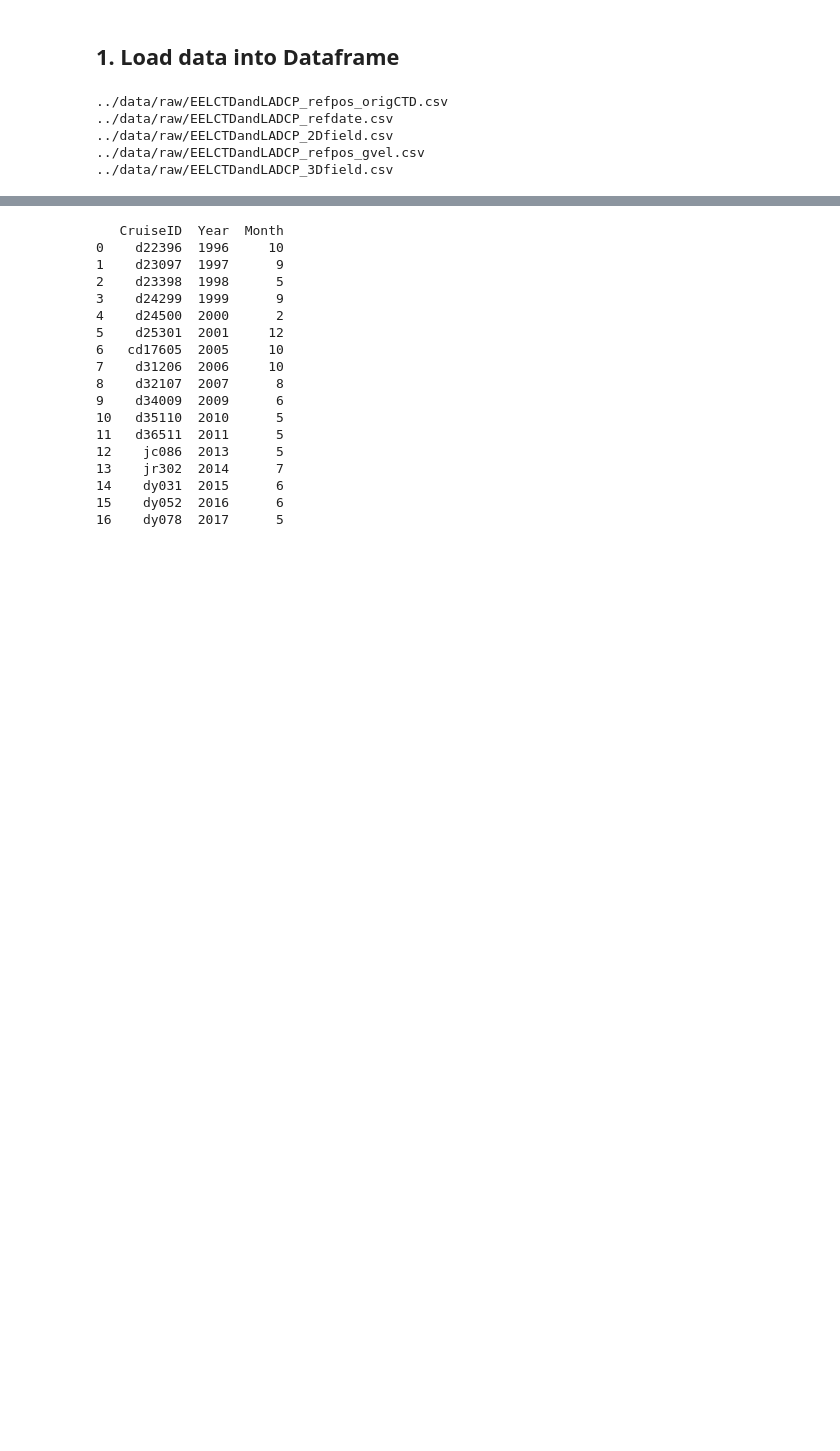
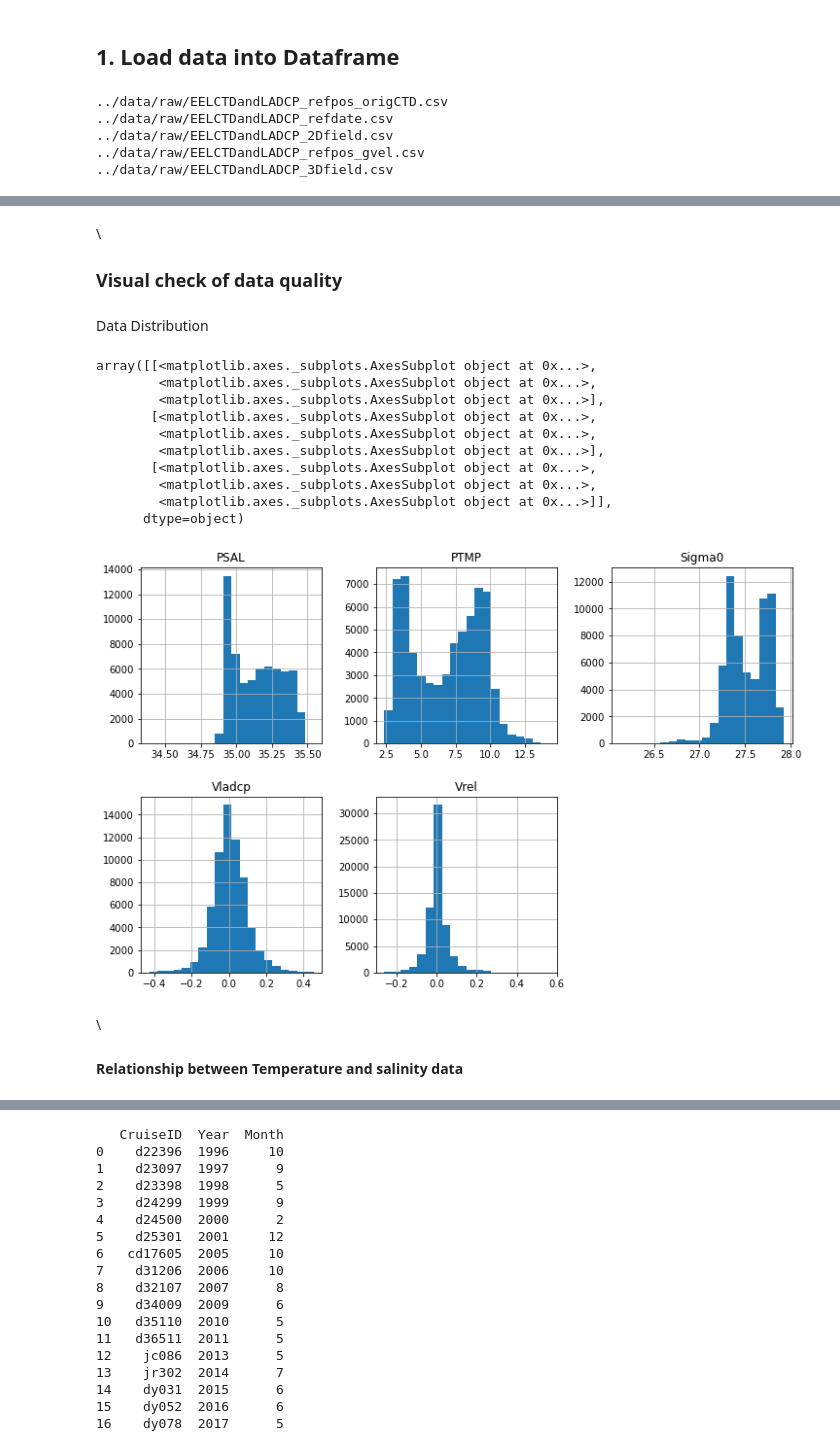
Before and after one commit to lhoupert/analysis_eel_data, a Jupyter notebook: notebooks/02_Explore_EEL_meanfield.ipynb, the cells around one changed output, grey strips where cells are left out. Drawn from its saved outputs; the diff is of its cells as text; code cells hidden in the pictures; blank space fills up the shorter version.

```diff
--- a/notebooks/02_Explore_EEL_meanfield.ipynb
+++ b/notebooks/02_Explore_EEL_meanfield.ipynb
@@ -48,0 +61,26 @@ print(df3D)
+# %% [markdown]
+\
+### Visual check of data quality
+# %% [markdown]
+Data Distribution
+# %%
+# Define variable of interest
+VOI=['PTMP','PSAL','Sigma0','Vladcp','Vrel']
+
+# Plot data distribution for quick check
+df3D[VOI].hist(bins=20, figsize=(12,12), layout=(3, 3))
+# %% [output]
+array([[<matplotlib.axes._subplots.AxesSubplot object at 0x...>,
+        <matplotlib.axes._subplots.AxesSubplot object at 0x...>,
+        <matplotlib.axes._subplots.AxesSubplot object at 0x...>],
+       [<matplotlib.axes._subplots.AxesSubplot object at 0x...>,
+        <matplotlib.axes._subplots.AxesSubplot object at 0x...>,
+        <matplotlib.axes._subplots.AxesSubplot object at 0x...>],
+       [<matplotlib.axes._subplots.AxesSubplot object at 0x...>,
+        <matplotlib.axes._subplots.AxesSubplot object at 0x...>,
+        <matplotlib.axes._subplots.AxesSubplot object at 0x...>]],
+      dtype=object)
+[figure, added]
+# %% [markdown]
+\
+#### Relationship between Temperature and salinity data
```
Also changed, not shown: parts of 48 cells of this notebook, 2 other files.
